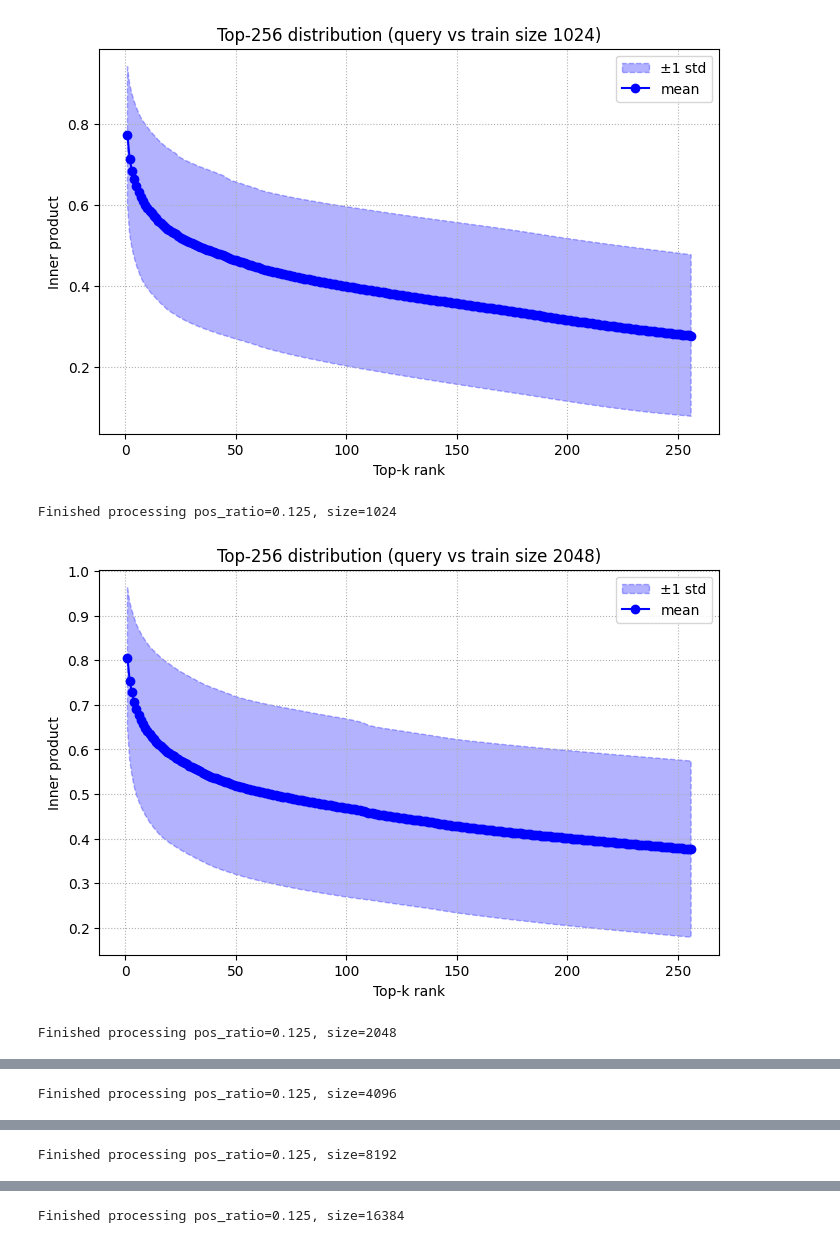
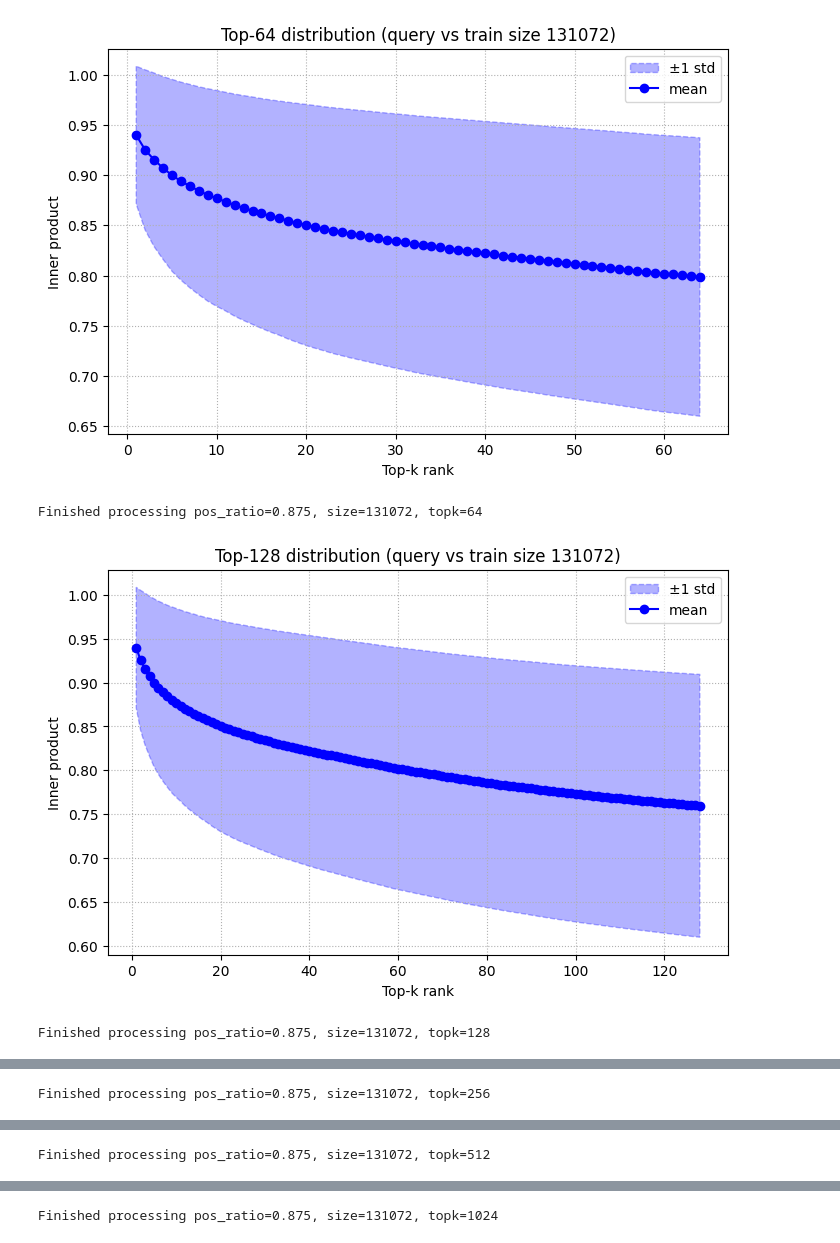
Before and after one commit to YanchengZhou2003/SeLM_v2, a Jupyter notebook: data/data.ipynb, the cells around one changed output, grey strips where cells are left out. Saved outputs shown, nothing was run; the diff lists cells and outputs as text; code cells hidden in the pictures.

```diff
--- a/data/data.ipynb
+++ b/data/data.ipynb
@@ -125,59 +116,60 @@ def topk_cross_neighbors(query: torch.Tensor, base: torch.Tensor, k: int = 256,
 
     return torch.cat(result_vals, dim=0), torch.cat(result_ids, dim=0)
 
 
 def plot_topk_distribution(topk_vals: torch.Tensor, k: int = 64, title: str = ""):
     vals_cpu = topk_vals[:, :k].detach().cpu().numpy()  # (N, k)
     mean_vals = vals_cpu.mean(axis=0)
     std_vals  = vals_cpu.std(axis=0)
 
     x = np.arange(1, k+1)
 
     plt.figure(figsize=(8, 5))
     plt.fill_between(x, mean_vals-std_vals, mean_vals+std_vals,
                      alpha=0.3, color='blue', linestyle='--', label='±1 std')
     plt.plot(x, mean_vals, 'o-', color='blue', label='mean')
     plt.xlabel("Top-k rank")
     plt.ylabel("Inner product")
     plt.title(title if title else f"Distribution of Top-{k} Neighbors")
     plt.legend()
     plt.grid(True, linestyle=":")
     plt.show()
 
 
 if __name__ == "__main__":
     # 1. 读取另一个文件 (比如 valid/test)
-    valid_path = f"voc65_normfixed20_b256_" + "iters_9999_" + f"valid2048_cache_last.pth"
-    valid_data = load_file(valid_path)
-    query_emb = valid_data['emb']
-    query_y   = valid_data['y']
+    topks = [64, 128, 256, 512, 1024]
+    for topk in topks:
+        valid_path = f"voc65_normfixed20_b256_" + "iters_9999_" + f"valid2048_cache_last.pth"
+        valid_data = load_file(valid_path)
+        query_emb = valid_data['emb']
+        query_y   = valid_data['y']
 
-    # 2. 遍历 train 文件
-    for pos_ratio in [0.125, 0.25, 0.5, 0.75, 0.875]:
-        for size in [1024, 2048, 4096, 8192, 16384]:
-        # 1. 读取数据
-            train_path = f"voc65_normfixed20_b256_" + "iters_9999_" + f"ps{pos_ratio}_train{size}_cache_last.pth"
-            train_data = load_file(train_path)
-            base_emb = train_data['emb']
+        # 2. 遍历 train 文件
+        for pos_ratio in [0.875]:
+            for size in [131072]:
+            # 1. 读取数据
+                train_path = f"voc65_normfixed20_b256_" + "iters_9999_" + f"ps{pos_ratio}_train{size}_cache_last.pth"
+                train_data = load_file(train_path)
+                base_emb = train_data['emb']
 
-            # 3. 计算 cross top-k
-            vals, ids = topk_cross_neighbors(query_emb, base_emb, k=256)
+                # 3. 计算 cross top-k
+                vals, ids = topk_cross_neighbors(query_emb, base_emb, k=topk)
 
-            # 4. 绘图
-            plot_topk_distribution(vals, k=256,
-                                title=f"Top-256 distribution (query vs train size {size})")
+                # 4. 绘图
+                plot_topk_distribution(vals, k=topk,
+                                    title=f"Top-{topk} distribution (query vs train size {size})")
+                # 5. 保存结果
+                filtered_data = {
+                    "emb": query_emb,
+                    "y":   query_y,
+                    "rk":  ids
+                }
+                save_file(filtered_data, f"rk{topk}_" + f"q=ps{pos_ratio}_train{size}_" + valid_path)
 
-            # 5. 保存结果
-            filtered_data = {
-                "emb": query_emb,
-                "y":   query_y,
-                "rk":  ids
-            }
-            save_file(filtered_data, "rk256_" + f"q=ps{pos_ratio}_train{size}_" + valid_path)
-
-            print(f"Finished processing pos_ratio={pos_ratio}, size={size}")
+                print(f"Finished processing pos_ratio={pos_ratio}, size={size}, topk={topk}")
 # %% [output]
-[figure, old version]
+[figure, new version]
-Finished processing pos_ratio=0.125, size=1024
+Finished processing pos_ratio=0.875, size=131072, topk=64
-[figure, old version]
+[figure, new version]
-Finished processing pos_ratio=0.125, size=2048
+Finished processing pos_ratio=0.875, size=131072, topk=128
@@ -185 +177 @@ Finished processing pos_ratio=0.125, size=2048
-Finished processing pos_ratio=0.125, size=4096
+Finished processing pos_ratio=0.875, size=131072, topk=256
@@ -187 +179 @@ Finished processing pos_ratio=0.125, size=4096
-Finished processing pos_ratio=0.125, size=8192
+Finished processing pos_ratio=0.875, size=131072, topk=512
@@ -189 +181 @@ Finished processing pos_ratio=0.125, size=8192
-Finished processing pos_ratio=0.125, size=16384
+Finished processing pos_ratio=0.875, size=131072, topk=1024
```
Also changed, not shown: parts of 2 cells of this notebook, 12 other files.
